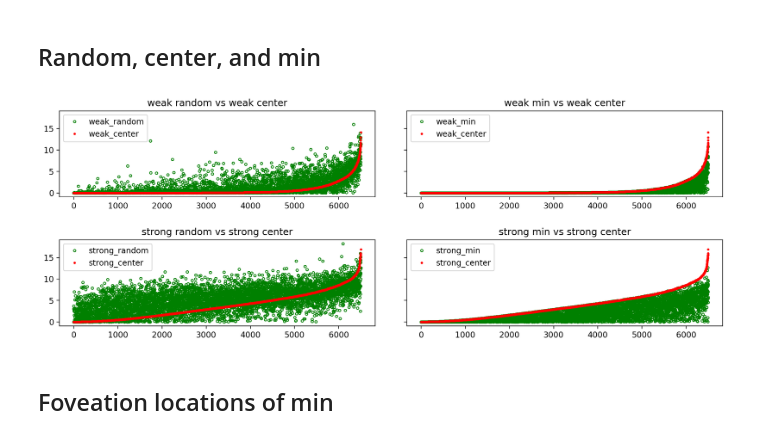
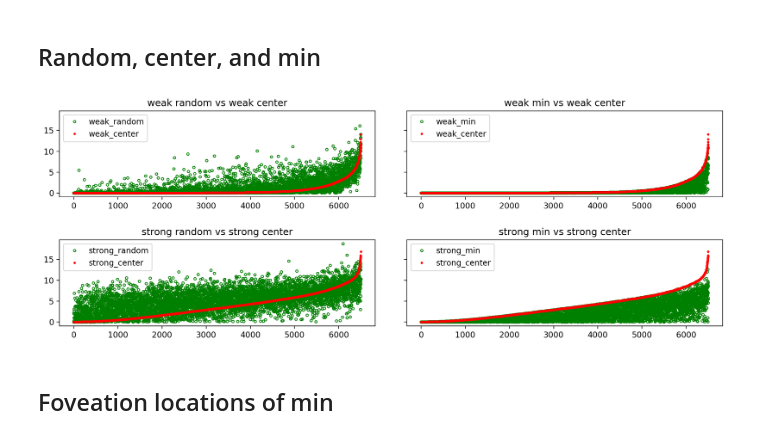
Before and after one commit to JohanvandenHeuvel/UsingASecondaryNetworkForFoveationInComputerVision, a Jupyter notebook: analysis.ipynb, the cells around one changed output. Cells and saved outputs as stored; diff of their text form; code cells hidden in the pictures.

```diff
--- a/analysis.ipynb
+++ b/analysis.ipynb
@@ -158,7 +117,7 @@ fig, ax = plt.subplots(2, 2, sharex=True, sharey=True, figsize=(15,5), dpi=200)
 fig.subplots_adjust(wspace=0.1, hspace=0.5)
 
 "WEAK"
-result = temp.sort_values('weak_center')
+result = df.sort_values('weak_center')
 result = result.reset_index(drop=True)
 
 ax00 = ax[0,0]
@@ -167,34 +126,34 @@ ax00.plot(result['weak_center'], 'ro', markersize=2)
 ax00.xaxis.set_ticks_position('bottom')
 ax00.legend(['weak_random', 'weak_center'])
 ax00.set_title('weak random vs weak center')
 
 ax01 = ax[0,1]
 ax01.plot(result['weak_min'], 'go', markersize=3, fillstyle='none')
 ax01.plot(result['weak_center'], 'ro', markersize=2)
 ax01.xaxis.set_ticks_position('bottom')
 ax01.legend(['weak_min', 'weak_center'])
 ax01.set_title('weak min vs weak center')
 
 "STRONG"
-result = temp.sort_values('strong_center')
+result = df.sort_values('strong_center')
 result = result.reset_index(drop=True)
 
 ax10 = ax[1,0]
 ax10.plot(result['strong_random'], 'go', markersize=3, fillstyle='none')
 ax10.plot(result['strong_center'], 'ro', markersize=2)
 ax10.xaxis.set_ticks_position('bottom')
 ax10.legend(['strong_random', 'strong_center'])
 ax10.set_title('strong random vs strong center')
 
 ax11 = ax[1,1]
 ax11.plot(result['strong_min'], 'go', markersize=3, fillstyle='none')
 ax11.plot(result['strong_center'], 'ro', markersize=2)
 ax11.xaxis.set_ticks_position('bottom')
 ax11.legend(['strong_min', 'strong_center'])
 ax11.set_title('strong min vs strong center')
 
 plt.show()
 # %% [output]
-[figure, old version]
+[figure, new version]
 # %% [markdown]
 ## Foveation locations of min
```
Also changed, not shown: parts of 14 cells of this notebook, 4 other files.
